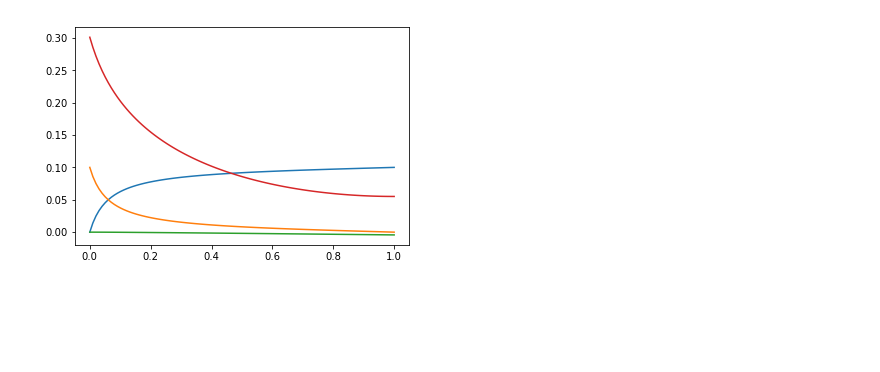
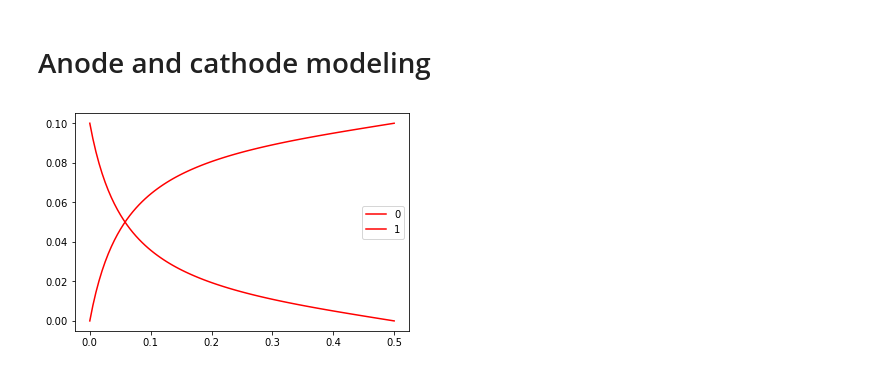
Before and after one commit to dalcox/batteries, a Jupyter notebook: Battery Modeling 1D Steady State.ipynb, the cells around one changed output. Drawn from its saved outputs; the diff is of its cells as text; code cells hidden in the pictures; blank space fills up the shorter version.

Commit message:
Two electrode system working with some work-arounds
Need to find better way to solve bvp or better bvp solver

```diff
--- a/Battery Modeling 1D Steady State.ipynb
+++ b/Battery Modeling 1D Steady State.ipynb
@@ -13,7 +14,7 @@ a = 23300.  #area/volume
 ac = 0.5    #alpha cathode
 aa = 0.5    #alpha anode
 io = 2e-7   #exchange current density
-L = 1.      #length
+L = .5      #length
 n = 1       #exchanged electrons
 F = 96485   #Faraday's constant
 R = 8.314   #gas constant
@@ -21,8 +22,8 @@ T = 298     #temperature
 I = 0.1     #total current density
 
 
-#graph analytically
-X = np.linspace(0., L, 200)
-Y=y = X/L
-v = L*np.sqrt(a*io*(n*F)/(R*T)*(K + s)/(K*s))
-i2 = I * K/(K + s)*(1 + (s*(K**-1)*np.sinh(v*(1-y)) - np.sinh(v*y))/np.sinh(v))
+# graph analytically
+# X = np.linspace(0., L, 200)
+# Y=y = X/L
+# v = L*np.sqrt(a*io*(n*F)/(R*T)*(K + s)/(K*s))
+# i2 = I * K/(K + s)*(1 + (s*(K**-1)*np.sinh(v*(1-y)) - np.sinh(v*y))/np.sinh(v))
@@ -197,0 +133,8 @@ def Tafelfunc(x, IV):
+# %%
+from scipy.integrate import solve_bvp
+
+def BC_c(ya, yb):
+    return (yb[0] - I), (ya[1] - I), ya[3], yb[1]
+
+def BC_a(ya, yb):
+    return (yb[1] - I), (ya[0] - I), ya[2], yb[0]
@@ -197,0 +189,2 @@ def Tafelfunc(x, IV):
+# %% [markdown]
+# Anode and cathode modeling
@@ -198,15 +237,23 @@ def Tafelfunc(x, IV):
 # %%
-x = np.linspace(0, L, 10)
-y = np.zeros([4,10])
-y[:,0] = [0., I, .1, .1]
-y[:,-1] = [I, 0., .1, .1]
+N = 10
+x = np.linspace(0, L, N)
+# x2 = np.linspace(0,L, N)
+y = np.zeros([8, N])
 
-linear_IV = solve_bvp(BVbattfunc, BC, x, y)
+# y[:,0] = [0., I, .1, .1]
+# y[:,-1] = [I, 0., .1, .1]
+
+Mashed = solve_bvp(TafelOverall, BCOverall, x, y)
+# Ta_IV = solve_bvp(Tafelfunc_a, BC_a, x, y)
+# Tc_IV = solve_bvp(Tafelfunc_c, BC_c, x, y)
 
 x_plot = np.linspace(0, L, 100)
 
-for i in range(4):
+plt.figure()
+for i in range(2):
 #     plt.plot(x, y[i])
-    plt.plot(x_plot, linear_IV.sol(x_plot)[i])
+#     plt.plot(x_plot, linear_IV.sol(x_plot)[i])
+    plt.plot(x_plot, Mashed.sol(x_plot)[i], color = 'r', label = i)
+    plt.legend(loc = 'best')
 # %% [output]
-[figure, old version]
+[figure, new version]
```
Also changed, not shown: parts of 12 cells of this notebook, 4 other files.
